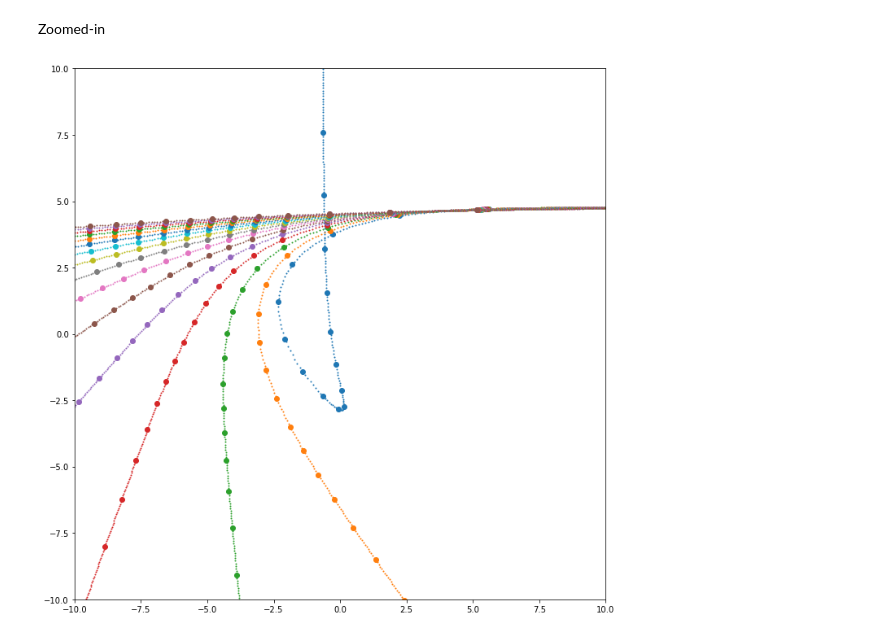
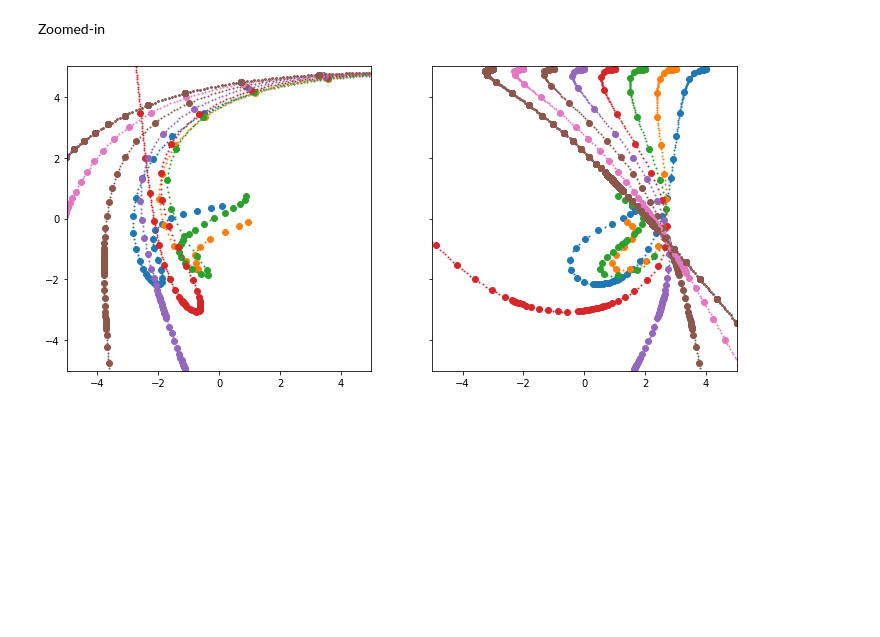
Before and after one commit to adxsrc/fadge, a Jupyter notebook: demos/geode.ipynb, the cells around one changed output. Cells and saved outputs as stored; diff of their text form; code cells hidden in the pictures; blank space fills up the shorter version.

```diff
--- a/demos/geode.ipynb
+++ b/demos/geode.ipynb
@@ -34,3 +55,2 @@ Using these, we can create a geodesic precomputed from $\lambda = 0$ to $-200$.
 # %%
-geode = Geode(metric, 0, s, L=-1000)
-geode.solve(-2000)
+geode = Geode(metric, np.array(0.0), s, L=-2000, eqax=[0], filter=run)
@@ -39,6 +57,7 @@ We then pull the full DP5 step states, as well as creating interpolated data poi
 # %%
-l = np.linspace(0,-2000,20001)
 f = geode.states
+print(f.shape)
+
+l = np.linspace(-900,-1100,2001)
 i = geode(l)
-f.shape
 # %% [output]
@@ -46,11 +65,19 @@ f.shape
 # %% [markdown]
 Here's the result from the full domain.  Note that, thanks to adaptive time stepping, the step size far away from the black hole is large.
 # %%
-fig, ax = plt.subplots(1,1, figsize=(12,12))
+fig, (ax1, ax2) = plt.subplots(1,2, figsize=(12,12), sharey=True)
 
 for j in range(16):
-    ax.scatter(f[:,j,1], f[:,j,3],      color=f'C{j}')
-    ax.scatter(i[:,j,1], i[:,j,3], s=1, color=f'C{j}')
+    ax1.scatter(f[:,1,j], f[:,3,j],      color=f'C{j}')
+    ax1.scatter(i[:,1,j], i[:,3,j], s=1, color=f'C{j}')
+    ax2.scatter(f[:,2,j], f[:,3,j],      color=f'C{j}')
+    ax2.scatter(i[:,2,j], i[:,3,j], s=1, color=f'C{j}')
 
-ax.set_aspect('equal')
+ax1.set_xlim(-1000,1000)
+ax1.set_ylim(-1000,1000)
+ax1.set_aspect('equal')
+
+ax2.set_xlim(-1000,1000)
+ax2.set_ylim(-1000,1000)
+ax2.set_aspect('equal')
 # %% [output]
@@ -58,14 +85,20 @@ ax.set_aspect('equal')
 # %% [markdown]
 Zoomed-in
 # %%
-fig, ax = plt.subplots(1,1, figsize=(12,12))
+fig, (ax1, ax2) = plt.subplots(1,2, figsize=(12,12), sharey=True)
 
 for j in range(16):
-    ax.scatter(f[:,j,1], f[:,j,3],      color=f'C{j}')
-    ax.scatter(i[:,j,1], i[:,j,3], s=1, color=f'C{j}')
+    ax1.scatter(f[:,1,j], f[:,3,j],      color=f'C{j}')
+    ax1.scatter(i[:,1,j], i[:,3,j], s=1, color=f'C{j}')
+    ax2.scatter(f[:,2,j], f[:,3,j],      color=f'C{j}')
+    ax2.scatter(i[:,2,j], i[:,3,j], s=1, color=f'C{j}')
 
-ax.set_xlim(-10,10)
-ax.set_ylim(-10,10)
-ax.set_aspect('equal')
+ax1.set_xlim(-5,5)
+ax1.set_ylim(-5,5)
+ax1.set_aspect('equal')
+
+ax2.set_xlim(-5,5)
+ax2.set_ylim(-5,5)
+ax2.set_aspect('equal')
 # %% [output]
-[figure, old version]
+[figure, new version]
```
Also changed, not shown: parts of 11 cells of this notebook.
